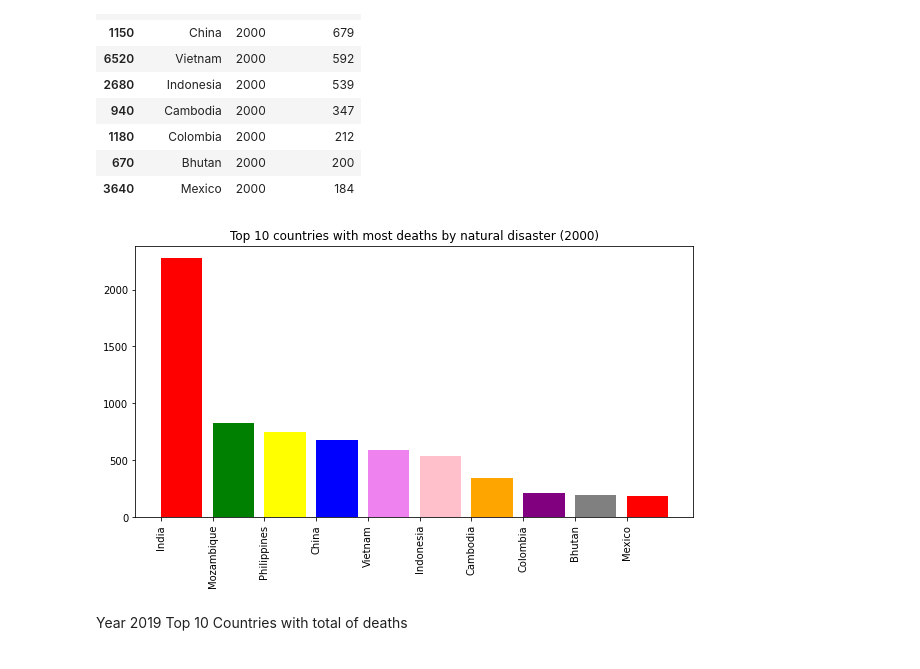
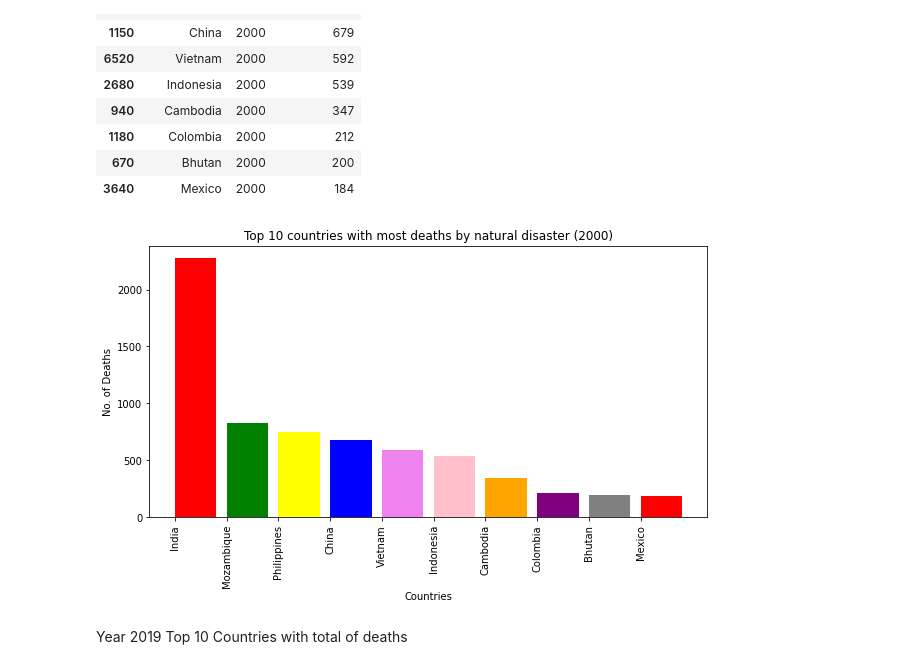
Before and after one commit to KJLumalang/ITBA-3206_Planeteers, a Jupyter notebook: ITBA_3206_Planeteers.ipynb, the cells around one changed output. Cells and saved outputs as stored; diff of their text form; code cells hidden in the pictures.

Commit message:
added graph x and y title

```diff
--- a/ITBA_3206_Planeteers.ipynb
+++ b/ITBA_3206_Planeteers.ipynb
@@ -610,14 +612,16 @@ See the caveats in the documentation: https://pandas.pydata.org/pandas-docs/stab
 # %%
 
 x = result2['Entity']
 h = result2['Deaths_Total']
 fig = plt.figure(figsize = (10, 5))
 plt.bar(x, h, align = 'edge', color=['red','green','yellow','blue','violet','pink','orange','purple', 'gray'] )
 plt.title("Top 10 countries with most deaths by natural disaster (2000)")
+plt.xlabel("Countries")
+plt.ylabel("No. of Deaths")
 plt.xticks(rotation=90)
 plt.show()
 # %% [output]
-[figure, old version]
+[figure, new version]
 # %% [markdown]
 Year 2019 Top 10 Countries with total of deaths
 # %% [markdown]
```
Also changed, not shown: parts of 2 cells of this notebook.
